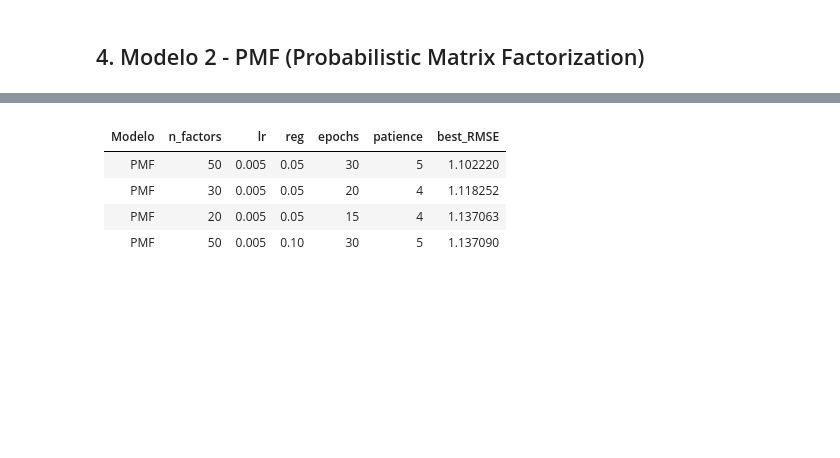
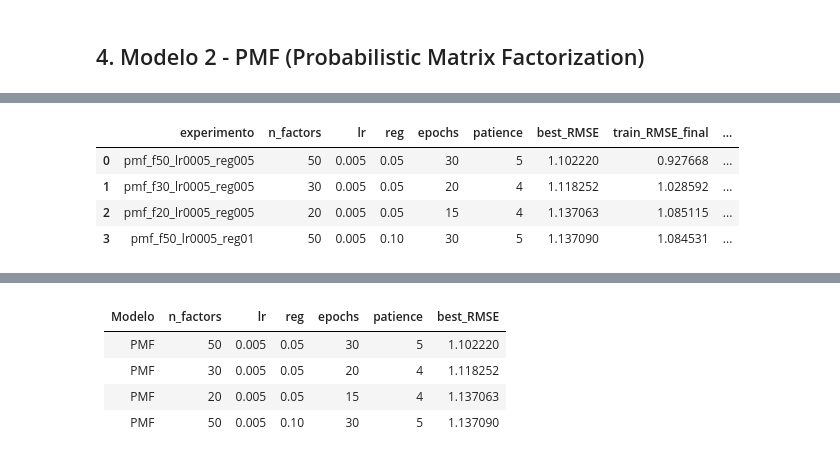
Before and after one commit to aiambo08/anime-recommendation, a Jupyter notebook: main.ipynb, the cells around one changed output, grey strips where cells are left out. Saved outputs shown, nothing was run; the diff lists cells and outputs as text; code cells hidden in the pictures; blank space fills up the shorter version.

```diff
--- a/main.ipynb
+++ b/main.ipynb
@@ -292,0 +386,12 @@ KeyboardInterrupt:
+# %%
+df_resultados_pmf = pd.read_csv("results/resultados_pmf.csv")
+df_predicciones_pmf = pd.read_csv("results/predicciones_pmf.csv")
+df_tuning_pmf = pd.read_csv("results/tuning_pmf.csv")
+
+df_tuning_pmf
+# %% [output]
+|  | experimento | n_factors | lr | reg | epochs | patience | best_RMSE | train_RMSE_final | ... |
+| 0 | pmf_f50_lr0005_reg005 | 50 | 0.005 | 0.05 | 30 | 5 | 1.102220 | 0.927668 | ... |
+| 1 | pmf_f30_lr0005_reg005 | 30 | 0.005 | 0.05 | 20 | 4 | 1.118252 | 1.028592 | ... |
+| 2 | pmf_f20_lr0005_reg005 | 20 | 0.005 | 0.05 | 15 | 4 | 1.137063 | 1.085115 | ... |
+| 3 | pmf_f50_lr0005_reg01 | 50 | 0.005 | 0.10 | 30 | 5 | 1.137090 | 1.084531 | ... |
```
Also changed, not shown: parts of 4 cells of this notebook, 3 other files.
